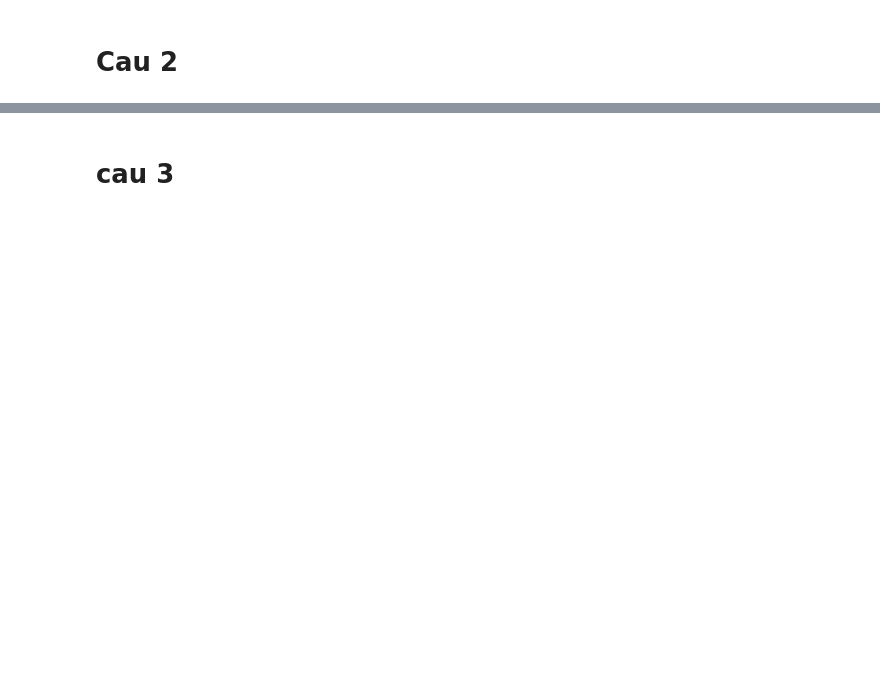
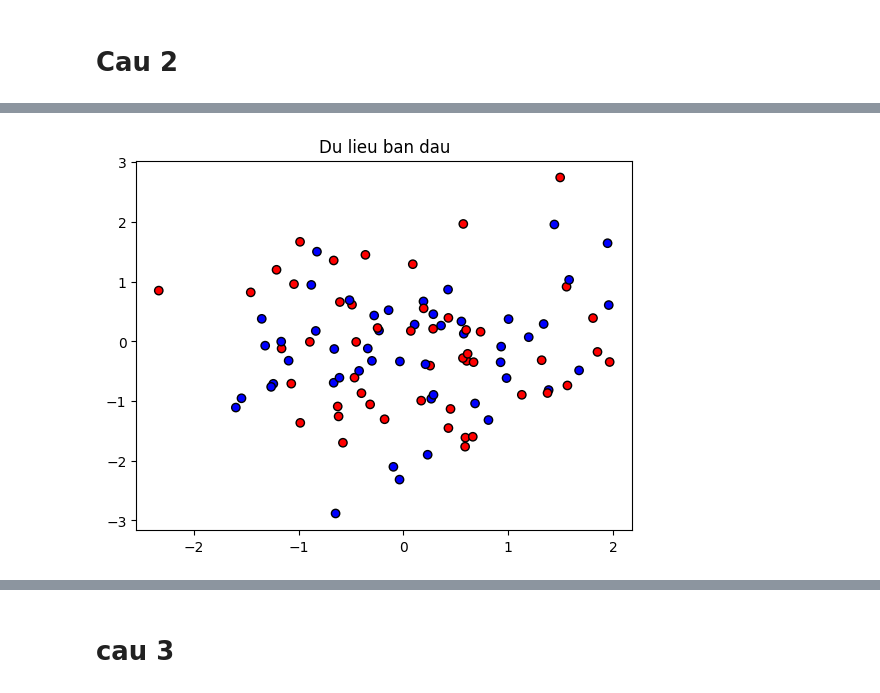
Before and after one commit to tranlybuu/BaiTap, a Jupyter notebook: hw040424.ipynb, the cells around one changed output, grey strips where cells are left out. Saved outputs shown, nothing was run; the diff lists cells and outputs as text; code cells hidden in the pictures; blank space fills up the shorter version.

```diff
--- a/hw040424.ipynb
+++ b/hw040424.ipynb
@@ -132 +111,9 @@ Epoch [1000/1000], Loss: 0.6686
+# %%
+predicted = model(X_tensor).detach().numpy()
+predicted_class = np.round(predicted)
+plt.scatter(X[:, 0], X[:, 1], c=y.flatten(), cmap=plt.cm.bwr, edgecolors='k')
+plt.title('Du lieu ban dau')
+plt.show()
+# %% [output]
+[figure, added]
 # %%
```
Also changed, not shown: parts of 7 cells of this notebook.
